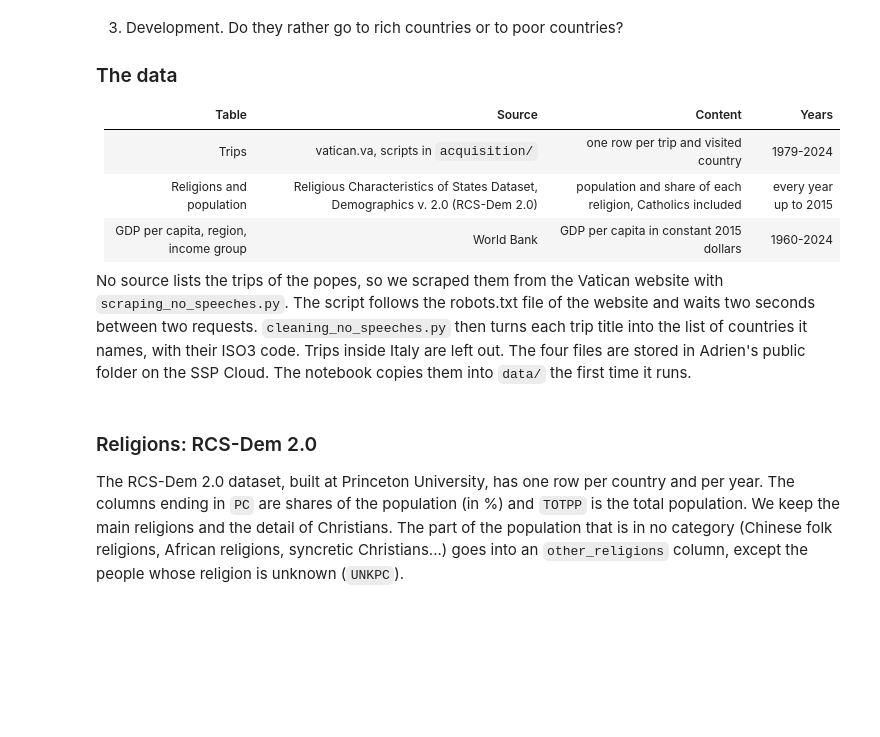
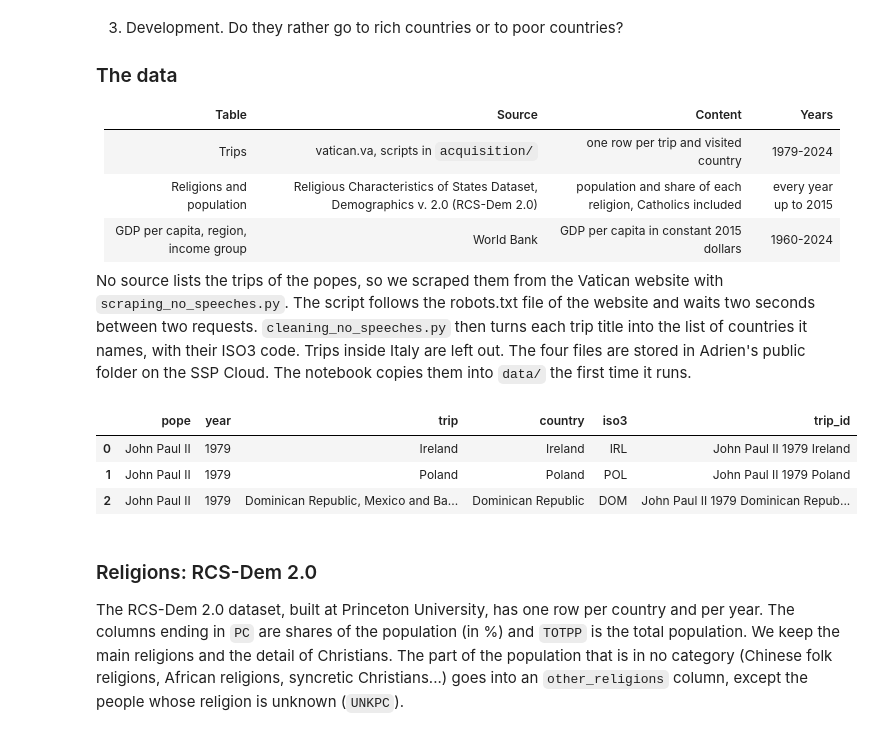
Before and after one commit to arthurdrk/projet-discours, a Jupyter notebook: notebooks/report.ipynb, the cells around one changed output. Cells and saved outputs as stored; diff of their text form; code cells hidden in the pictures; blank space fills up the shorter version.

```diff
--- a/notebooks/report.ipynb
+++ b/notebooks/report.ipynb
@@ -58,22 +58,33 @@ No source lists the trips of the popes, so we scraped them from the Vatican webs
 # %%
 POPES = ["John Paul II", "Benedict XVI", "Francis"]
 PONTIFICATES = {"John Paul II": (1978, 2005), "Benedict XVI": (2005, 2013), "Francis": (2013, 2025)}
 POPE_COLORS = {"Francis": g.COULEURS[0], "John Paul II": g.COULEURS[1], "Benedict XVI": g.COULEURS[2]}
 
 # Adrien's files are in his public folder of the SSP Cloud storage
 ADRIEN = "avibert/diffusion"
 FILE_TRIPS = "df_trips_countries.parquet"
 FILE_RCS = "Religious Characteristics of States Dataset Project - Demographics v. 2.0 (RCS-Dem 2.0), COUNTRIES ONLY.SAV"
 FILE_GDP = "API_NY.GDP.PCAP.KD_DS2_en_csv_v2_71952.csv"
 FILE_INCOME = "Metadata_Country_API_NY.GDP.PCAP.KD_DS2_en_csv_v2_71952.csv"
 
 trips = pd.read_parquet(fichier(FILE_TRIPS, ADRIEN))
 trips = trips.rename(columns={"Pope": "pope", "Year": "year", "Place": "trip", "Country": "country", "ISO3": "iso3"})
 trips["pope"] = trips["pope"].replace({"John-Paul II": "John Paul II"})
 trips["year"] = trips["year"].astype(int)
+# The Vatican title of the 1985 trip names only the Netherlands, but John Paul II also went to
+# Luxembourg and Belgium during this trip. We add the two missing countries.
+netherlands_1985 = trips[(trips["pope"] == "John Paul II") & (trips["year"] == 1985) & (trips["iso3"] == "NLD")]
+trips = pd.concat([trips, netherlands_1985.assign(country="Luxembourg", iso3="LUX"),
+                   netherlands_1985.assign(country="Belgium", iso3="BEL")], ignore_index=True)
+
 # One trip = one trip title for a pope and a year
 trips["trip_id"] = trips["pope"] + " " + trips["year"].astype(str) + " " + trips["trip"]
 trips.head(3)
+# %% [output]
+|  | pope | year | trip | country | iso3 | trip_id |
+| 0 | John Paul II | 1979 | Ireland | Ireland | IRL | John Paul II 1979 Ireland |
+| 1 | John Paul II | 1979 | Poland | Poland | POL | John Paul II 1979 Poland |
+| 2 | John Paul II | 1979 | Dominican Republic, Mexico and Ba... | Dominican Republic | DOM | John Paul II 1979 Dominican Repub... |
 # %% [markdown]
 ### Religions: RCS-Dem 2.0
 
```
Also changed, not shown: parts of 33 cells of this notebook.
